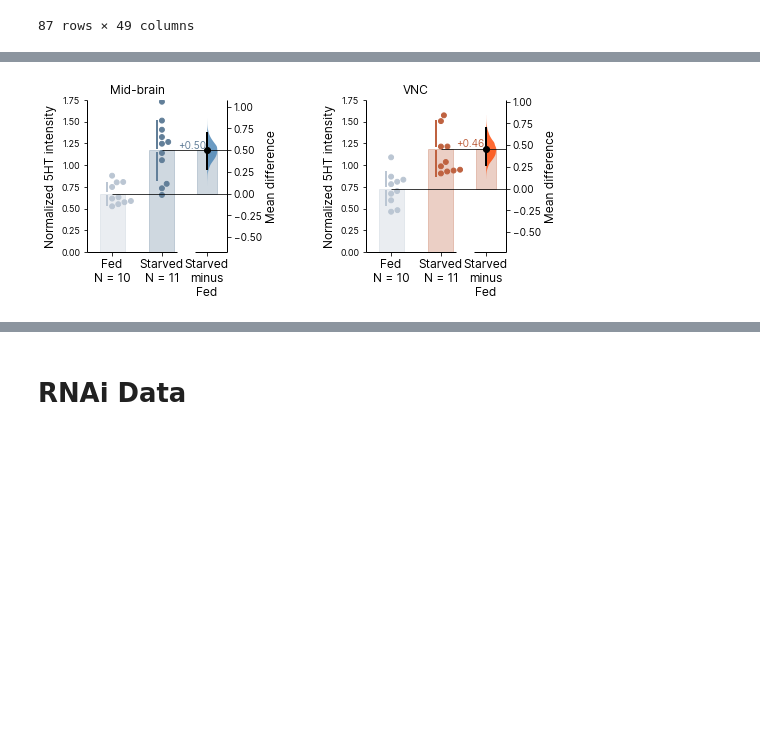
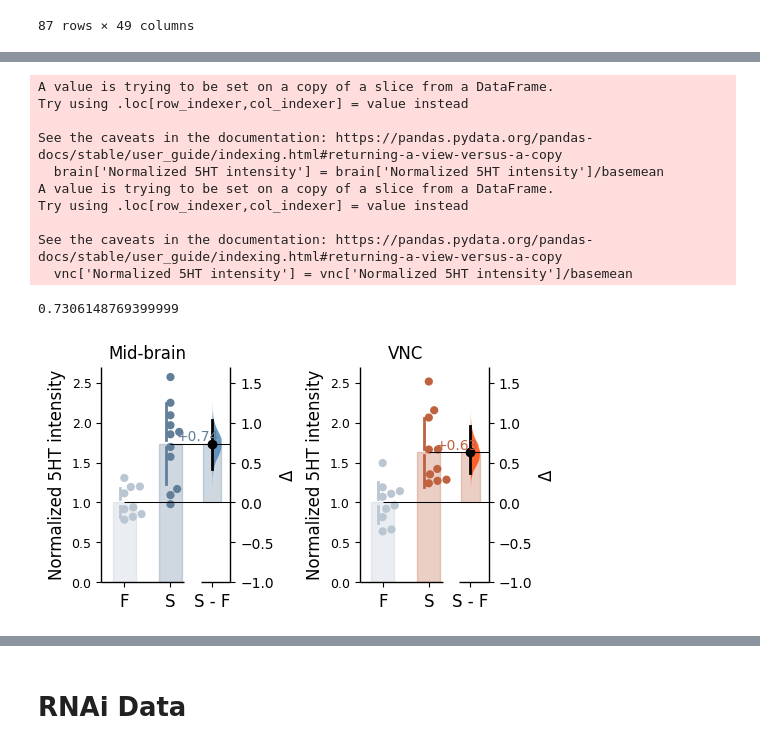
Before and after one commit to sangyu/Holophenotype5HT, a Jupyter notebook: nbs/01_Figures/07_Survival_and_RNAi.ipynb.ipynb, the cells around one changed output, grey strips where cells are left out. Cells and saved outputs as stored; diff of their text form; code cells hidden in the pictures; blank space fills up the shorter version.

```diff
--- a/nbs/01_Figures/07_Survival_and_RNAi.ipynb.ipynb
+++ b/nbs/01_Figures/07_Survival_and_RNAi.ipynb.ipynb
@@ -28,7 +28,7 @@ import pandas as pd
 import scipy
 import numpy as np
 import dabest
-paperpath = '/Users/xusy/Library/Mobile Documents/com~apple~CloudDocs/EspressoManu/'
+paperpath = '/Users/sangyuxu/Library/Mobile Documents/com~apple~CloudDocs/EspressoManu/'
 imagepath = paperpath + 'Figures20240202/'
 figurepath = imagepath + '/Figure6/'
 picklepath = paperpath + 'DataforFigures/Behavior/Data/pickles/'
@@ -35,5 +55,5 @@ picklepath = paperpath + 'DataforFigures/Behavior/Data/pickles/'
 # %%
-starve = pd.read_csv('/Users/xusy/Library/Mobile Documents/com~apple~CloudDocs/EspressoManu/DataforFigures/Starvation Resistance/starve.csv',delimiter=',')
+starve = pd.read_csv('/Users/sangyuxu/Library/Mobile Documents/com~apple~CloudDocs/EspressoManu/DataforFigures/Starvation Resistance/starve.csv',delimiter=',')
 starve = starve.set_index('Day')
 starvePerc = starve/starve.iloc[1,:]
 # %%
@@ -60,5 +94,5 @@ No artists with labels found to put in legend.  Note that artists whose label st
 # %%
-starve1 = pd.read_csv('/Users/xusy/Library/Mobile Documents/com~apple~CloudDocs/EspressoManu/DataforFigures/Starvation Resistance/starve.csv',delimiter=',')
+starve1 = pd.read_csv('/Users/sangyuxu/Library/Mobile Documents/com~apple~CloudDocs/EspressoManu/DataforFigures/Starvation Resistance/starve.csv',delimiter=',')
 df = pd.melt(starve1, id_vars=['Day'], value_vars= starve1.columns[1::], value_name='count', var_name = 'genotype')
 df['total'] = [df.loc[df['genotype'] == df.iloc[n]['genotype']]['count'].max() for n in range(len(df))]
 df1 = pd.DataFrame(np.nan, index=df.index, columns=np.arange(0, df.total.max(), 1))
@@ -152,33 +350,58 @@ plt.savefig(figurepath+'/images/starvecurve.svg', bbox_inches = 'tight')
 # %%
 import dabest
 import pandas
 setFont('inter', 9)
 f, axes = plt.subplots(nrows=1, ncols=2,
-                      figsize=(7.5, 2.8),
+                      figsize=(5, 2.8),
                       gridspec_kw={'wspace': 1, 'hspace': .5} # ensure proper width-wise spacing.
                      )
-fedstarved = pd.read_csv('/Users/xusy/Library/Mobile Documents/com~apple~CloudDocs/EspressoManu/DataforFigures/Starvation Resistance/Fed_Starved.csv',delimiter=',')
+fedstarved = pd.read_csv('/Users/sangyuxu/Library/Mobile Documents/com~apple~CloudDocs/EspressoManu/DataforFigures/Starvation Resistance/Fed_Starved.csv',delimiter=',')
 fedstarved.columns
 setFont('inter', 10)
-
+fedstarved
 brain = fedstarved.loc[fedstarved['Region']== 'Brain']
+basemean = brain.loc[brain['Starvation'] == 'Fed']['Normalized 5HT intensity'].mean()
+brain['Normalized 5HT intensity'] = brain['Normalized 5HT intensity']/basemean
 brain_nc82_contrast = dabest.load(brain, x = 'Starvation', y = 'Normalized 5HT intensity', idx = ('Fed', 'Starved'))
-brain_nc82_contrast.mean_diff.plot(fig_size = (4,3), swarm_ylim = [0, 1.75], ax = axes[0],
+fbrain = brain_nc82_contrast.mean_diff.plot(fig_size = (4,3), swarm_ylim = [0, 2.7], ax = axes[0],
                                   custom_palette = {'Fed':'lightsteelblue', 'Starved':'steelblue'},
                                   es_marker_size = 6);
 
 
 vnc = fedstarved.loc[fedstarved['Region']== 'VNC']
+basemean = vnc.loc[vnc['Starvation'] == 'Fed']['Normalized 5HT intensity'].mean()
+print(basemean)
+vnc['Normalized 5HT intensity'] = vnc['Normalized 5HT intensity']/basemean
 vnc_nc82_contrast = dabest.load(vnc, x = 'Starvation', y = 'Normalized 5HT intensity', idx = ('Fed', 'Starved'))
-vnc_nc82_contrast.mean_diff.plot(fig_size = (4,3), swarm_ylim = [0, 1.75], ax = axes[1],
+fvnc = vnc_nc82_contrast.mean_diff.plot(fig_size = (4,3), swarm_ylim = [0, 2.7], ax = axes[1],
                                   custom_palette = {'Fed':'lightsteelblue', 'Starved':'orangered'},
                                   es_marker_size = 6);
 vnc_5ht_contrast = dabest.load(vnc, x = 'Starvation', y = '5HT Intensity', idx = ('Fed', 'Starved'))
 titles = ['Mid-brain','VNC']
+f.axes[0].set_xticklabels(['F', 'S'])
+f.axes[0].contrast_axes.set_xticklabels(['', 'S - F'])
+f.axes[1].set_xticklabels(['F', 'S'])
+f.axes[1].contrast_axes.set_xticklabels(['', 'S - F'])
+f.axes[0].contrast_axes.set_ylabel('$\Delta$')
+f.axes[1].contrast_axes.set_ylabel('$\Delta$')
+
+
+
 
 for i in range(len(axes.flatten())):
     axes.flatten()[i].set_title(titles[i], ha = 'center')
 f.savefig(figurepath+'/images/5htnorm.png', dpi = 300)
 f.savefig(figurepath+'/images/5htnorm.svg')
 # %% [output]
+A value is trying to be set on a copy of a slice from a DataFrame.
+Try using .loc[row_indexer,col_indexer] = value instead
+
+See the caveats in the documentation: https://pandas.pydata.org/pandas-docs/stable/user_guide/indexing.html#returning-a-view-versus-a-copy
+  brain['Normalized 5HT intensity'] = brain['Normalized 5HT intensity']/basemean
+A value is trying to be set on a copy of a slice from a DataFrame.
+Try using .loc[row_indexer,col_indexer] = value instead
+
+See the caveats in the documentation: https://pandas.pydata.org/pandas-docs/stable/user_guide/indexing.html#returning-a-view-versus-a-copy
+  vnc['Normalized 5HT intensity'] = vnc['Normalized 5HT intensity']/basemean
+0.7306148769399999
-[figure, old version]
+[figure, new version]
```
Also changed, not shown: parts of 13 cells of this notebook, 16 other files.
